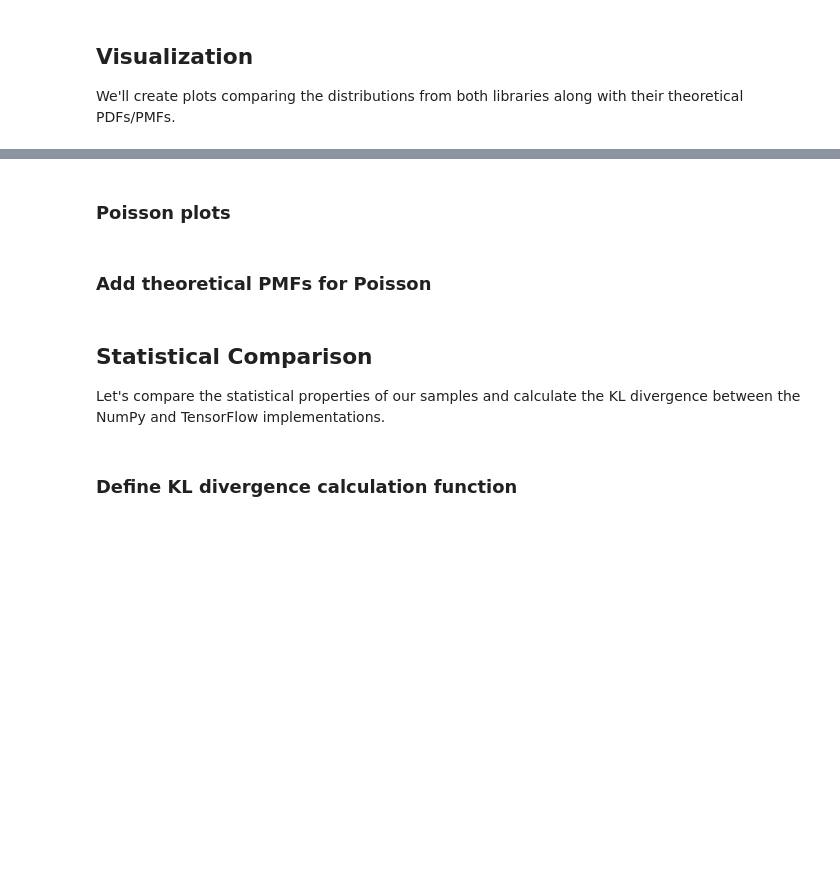
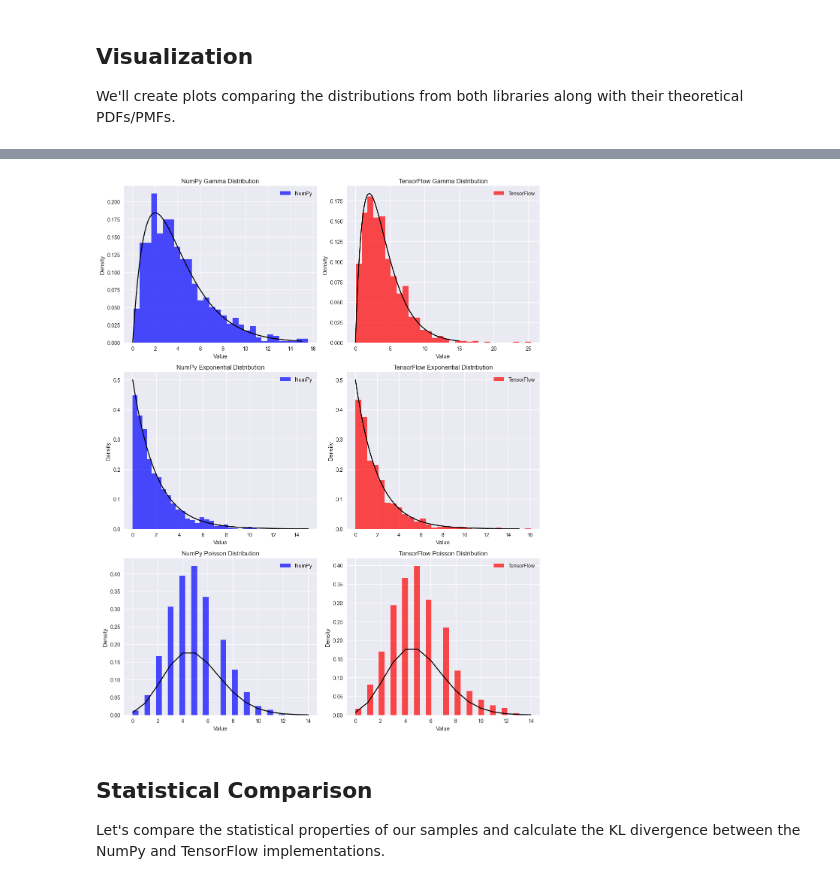
Before and after one commit to cogentdom/gamma-distribution, a Jupyter notebook: distributions.ipynb, the cells around one changed output, grey strips where cells are left out. Cells and saved outputs as stored; diff of their text form; code cells hidden in the pictures; blank space fills up the shorter version.

```diff
--- a/distributions.ipynb
+++ b/distributions.ipynb
@@ -96,2 +61,0 @@ ax4.plot(x, exp_pdf, 'k-', label='PDF')
-# %% [markdown]
-### Poisson plots
@@ -109,3 +61,0 @@ ax6.legend()
-# %% [markdown]
-
-### Add theoretical PMFs for Poisson
@@ -119,9 +62,67 @@ plt.show()
+# %%
+
+# Create subplots
+fig, ((ax1, ax2), (ax3, ax4), (ax5, ax6)) = plt.subplots(3, 2, figsize=(12, 15))
+
+# Gamma plots
+ax1.hist(gamma_sample, bins=30, density=True, alpha=0.7, color='blue', label='NumPy')
+ax1.set_title('NumPy Gamma Distribution')
+ax1.set_xlabel('Value')
+ax1.set_ylabel('Density')
+ax1.legend()
+ax2.hist(tf_gamma_sample.numpy(), bins=30, density=True, alpha=0.7, color='red', label='TensorFlow')
+ax2.set_title('TensorFlow Gamma Distribution')
+ax2.set_xlabel('Value')
+ax2.set_ylabel('Density')
+ax2.legend()
+
+# Add theoretical PDFs for Gamma
+x = np.linspace(0, 15, 100)
+gamma_pdf = tf_gamma.prob(x).numpy()
+ax1.plot(x, gamma_pdf, 'k-', label='PDF')
+ax2.plot(x, gamma_pdf, 'k-', label='PDF')
+
+# Exponential plots
+ax3.hist(exp_sample, bins=30, density=True, alpha=0.7, color='blue', label='NumPy')
+ax3.set_title('NumPy Exponential Distribution')
+ax3.set_xlabel('Value')
+ax3.set_ylabel('Density')
+ax3.legend()
+ax4.hist(tf_exp_sample.numpy(), bins=30, density=True, alpha=0.7, color='red', label='TensorFlow')
+ax4.set_title('TensorFlow Exponential Distribution')
+ax4.set_xlabel('Value')
+ax4.set_ylabel('Density')
+ax4.legend()
+
+# Add theoretical PDFs for Exponential
+exp_pdf = tf_exp.prob(x).numpy()
+ax3.plot(x, exp_pdf, 'k-', label='PDF')
+ax4.plot(x, exp_pdf, 'k-', label='PDF')
+
+# Poisson plots
+ax5.hist(poisson_sample, bins=30, density=True, alpha=0.7, color='blue', label='NumPy')
+ax5.set_title('NumPy Poisson Distribution')
+ax5.set_xlabel('Value')
+ax5.set_ylabel('Density')
+ax5.legend()
+ax6.hist(tf_poisson_sample.numpy(), bins=30, density=True, alpha=0.7, color='red', label='TensorFlow')
+ax6.set_title('TensorFlow Poisson Distribution')
+ax6.set_xlabel('Value')
+ax6.set_ylabel('Density')
+ax6.legend()
+
+# Add theoretical PMFs for Poisson
+x_poisson = np.arange(0, 15)
+poisson_pmf = tf_poisson.prob(x_poisson).numpy()
+ax5.plot(x_poisson, poisson_pmf, 'k-', label='PMF')
+ax6.plot(x_poisson, poisson_pmf, 'k-', label='PMF')
+plt.tight_layout()
+plt.show()
+# %% [output]
+[figure, added]
 # %% [markdown]
 
 ## Statistical Comparison
 
 Let's compare the statistical properties of our samples and calculate the KL divergence between the NumPy and TensorFlow implementations.
-# %% [markdown]
-
-### Define KL divergence calculation function
 # %%
```
Also changed, not shown: parts of 19 cells of this notebook, 3 other files.
